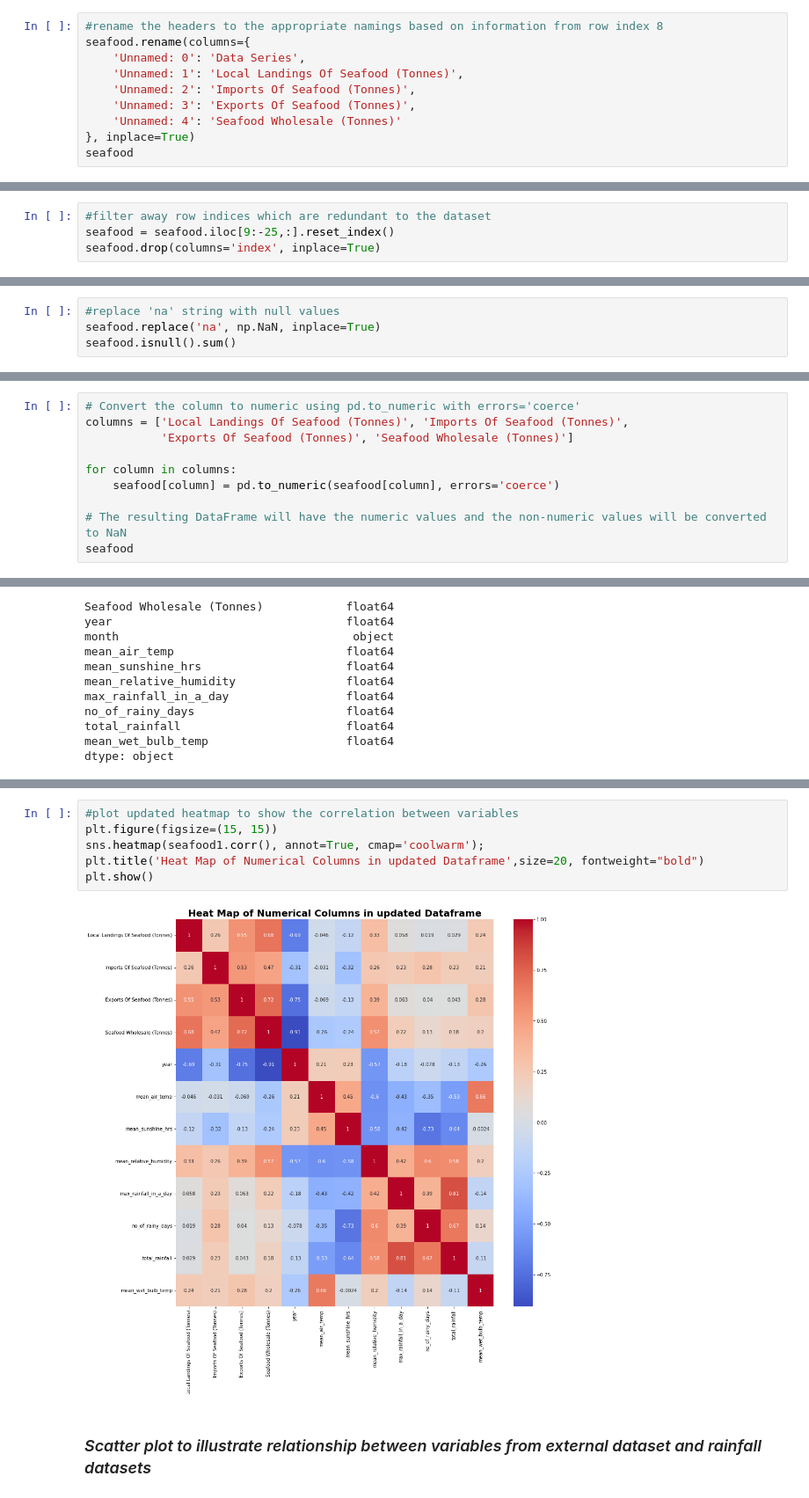
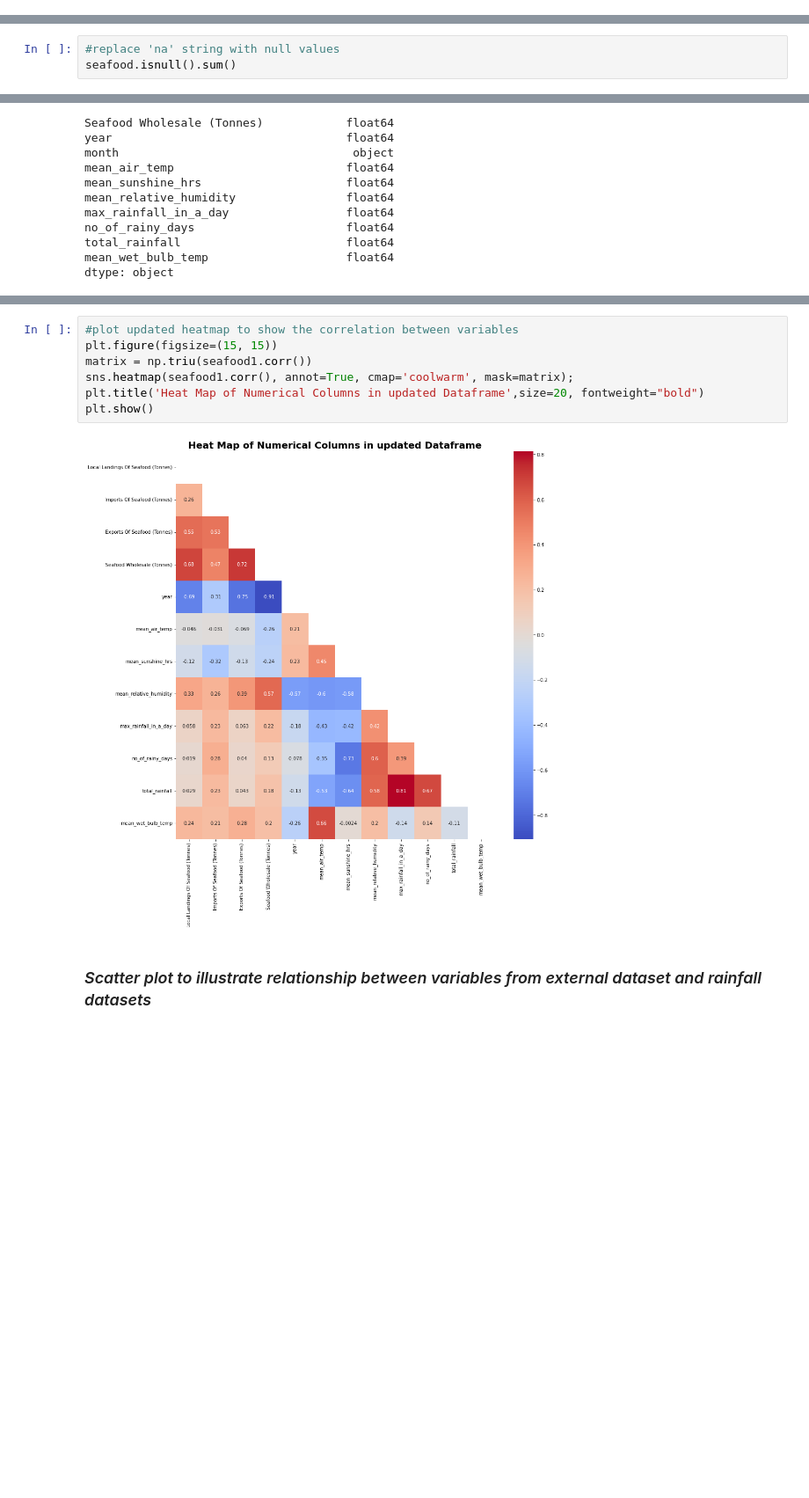
Before and after one commit to Lzwk16/project-submissions, a Jupyter notebook: project-1/code/Project_1.ipynb, the cells around one changed output, grey strips where cells are left out. Shown at 88% size. Drawn from its saved outputs; the diff is of its cells as text; blank space fills up the shorter version.

```diff
--- a/project-1/code/Project_1.ipynb
+++ b/project-1/code/Project_1.ipynb
@@ -1171,10 +1148,0 @@ seafood.tail(30)
-# %%
-#rename the headers to the appropriate namings based on information from row index 8
-seafood.rename(columns={
-    'Unnamed: 0': 'Data Series',
-    'Unnamed: 1': 'Local Landings Of Seafood (Tonnes)',
-    'Unnamed: 2': 'Imports Of Seafood (Tonnes)',
-    'Unnamed: 3': 'Exports Of Seafood (Tonnes)',
-    'Unnamed: 4': 'Seafood Wholesale (Tonnes)'
-}, inplace=True)
-seafood
@@ -1195,7 +1149,3 @@ seafood
-# %%
-#filter away row indices which are redundant to the dataset
-seafood = seafood.iloc[9:-25,:].reset_index()
-seafood.drop(columns='index', inplace=True)
 # %%
 #column info
 seafood.columns
@@ -1206,7 +1156,6 @@ Index(['Data Series', 'Local Landings Of Seafood (Tonnes)',
       dtype='object')
 # %%
 #replace 'na' string with null values
-seafood.replace('na', np.NaN, inplace=True)
 seafood.isnull().sum()
 # %% [output]
 Data Series                            0
@@ -1227,11 +1176 @@ Seafood Wholesale (Tonnes)            object
 dtype: object
-# %%
-# Convert the column to numeric using pd.to_numeric with errors='coerce'
-columns = ['Local Landings Of Seafood (Tonnes)', 'Imports Of Seafood (Tonnes)',
-           'Exports Of Seafood (Tonnes)', 'Seafood Wholesale (Tonnes)']
-
-for column in columns:
-    seafood[column] = pd.to_numeric(seafood[column], errors='coerce')
-
-# The resulting DataFrame will have the numeric values and the non-numeric values will be converted to NaN
-seafood
@@ -1329,11 +1236,12 @@ dtype: object
 # %%
 #plot updated heatmap to show the correlation between variables
 plt.figure(figsize=(15, 15))
-sns.heatmap(seafood1.corr(), annot=True, cmap='coolwarm');
+matrix = np.triu(seafood1.corr())
+sns.heatmap(seafood1.corr(), annot=True, cmap='coolwarm', mask=matrix);
 plt.title('Heat Map of Numerical Columns in updated Dataframe',size=20, fontweight="bold")
 plt.show()
 # %% [output]
-[figure, old version]
+[figure, new version]
 # %% [markdown]
 ### *Scatter plot to illustrate relationship between variables from external dataset and rainfall datasets*
 # %%
```
Also changed, not shown: parts of 10 cells of this notebook.
